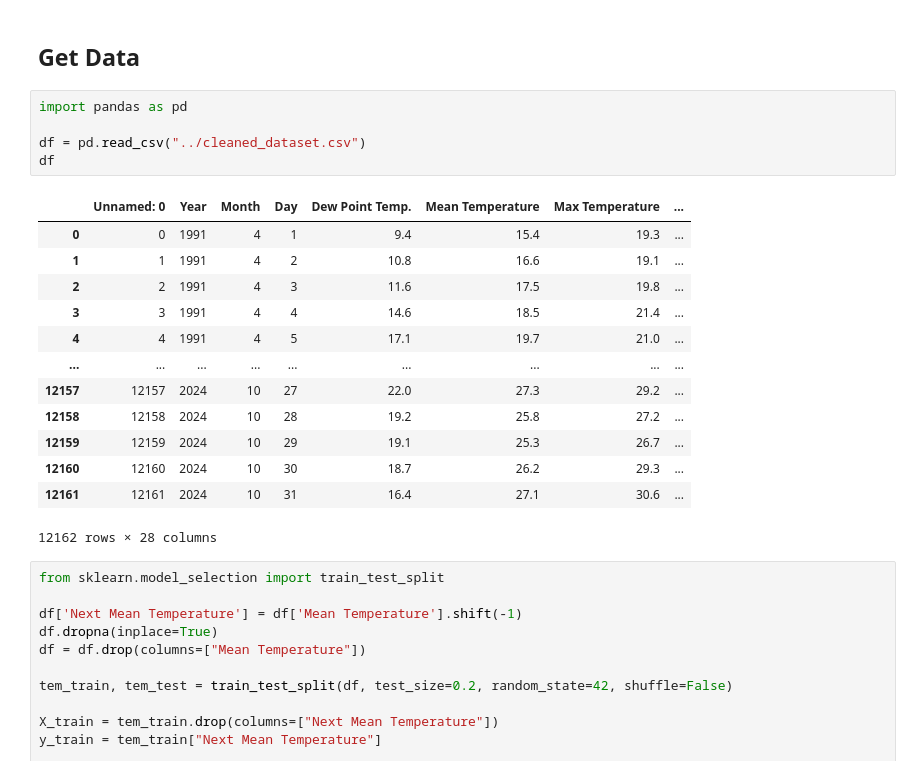
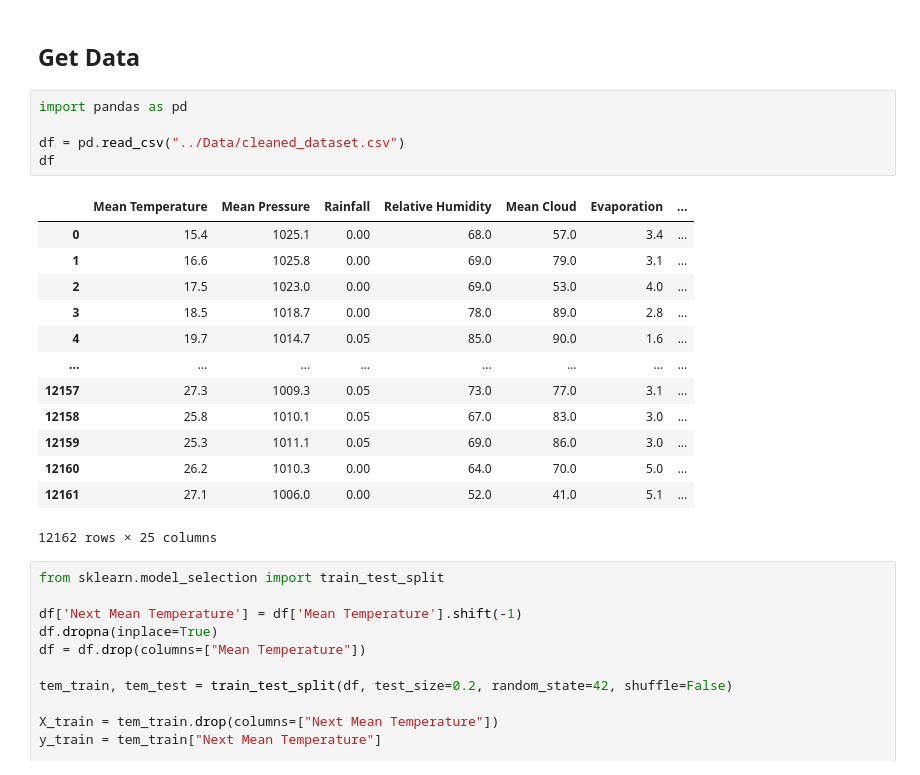
Before and after one commit to LCK1224/CDS_4001_Project_Group2, a Jupyter notebook: Linear_regression_model/model.ipynb, the cells around one changed output. Saved outputs shown, nothing was run; the diff lists cells and outputs as text.

```diff
--- a/Linear_regression_model/model.ipynb
+++ b/Linear_regression_model/model.ipynb
@@ -3,22 +3,22 @@
 # %%
 import pandas as pd
 
-df = pd.read_csv("../cleaned_dataset.csv")
+df = pd.read_csv("../Data/cleaned_dataset.csv")
 df
 # %% [output]
-|  | Unnamed: 0 | Year | Month | Day | Dew Point Temp. | Mean Temperature | Max Temperature | ... |
-| 0 | 0 | 1991 | 4 | 1 | 9.4 | 15.4 | 19.3 | ... |
-| 1 | 1 | 1991 | 4 | 2 | 10.8 | 16.6 | 19.1 | ... |
-| 2 | 2 | 1991 | 4 | 3 | 11.6 | 17.5 | 19.8 | ... |
-| 3 | 3 | 1991 | 4 | 4 | 14.6 | 18.5 | 21.4 | ... |
-| 4 | 4 | 1991 | 4 | 5 | 17.1 | 19.7 | 21.0 | ... |
-| ... | ... | ... | ... | ... | ... | ... | ... | ... |
-| 12157 | 12157 | 2024 | 10 | 27 | 22.0 | 27.3 | 29.2 | ... |
-| 12158 | 12158 | 2024 | 10 | 28 | 19.2 | 25.8 | 27.2 | ... |
-| 12159 | 12159 | 2024 | 10 | 29 | 19.1 | 25.3 | 26.7 | ... |
-| 12160 | 12160 | 2024 | 10 | 30 | 18.7 | 26.2 | 29.3 | ... |
-| 12161 | 12161 | 2024 | 10 | 31 | 16.4 | 27.1 | 30.6 | ... |
+|  | Mean Temperature | Mean Pressure | Rainfall | Relative Humidity | Mean Cloud | Evaporation | ... |
+| 0 | 15.4 | 1025.1 | 0.00 | 68.0 | 57.0 | 3.4 | ... |
+| 1 | 16.6 | 1025.8 | 0.00 | 69.0 | 79.0 | 3.1 | ... |
+| 2 | 17.5 | 1023.0 | 0.00 | 69.0 | 53.0 | 4.0 | ... |
+| 3 | 18.5 | 1018.7 | 0.00 | 78.0 | 89.0 | 2.8 | ... |
+| 4 | 19.7 | 1014.7 | 0.05 | 85.0 | 90.0 | 1.6 | ... |
+| ... | ... | ... | ... | ... | ... | ... | ... |
+| 12157 | 27.3 | 1009.3 | 0.05 | 73.0 | 77.0 | 3.1 | ... |
+| 12158 | 25.8 | 1010.1 | 0.05 | 67.0 | 83.0 | 3.0 | ... |
+| 12159 | 25.3 | 1011.1 | 0.05 | 69.0 | 86.0 | 3.0 | ... |
+| 12160 | 26.2 | 1010.3 | 0.00 | 64.0 | 70.0 | 5.0 | ... |
+| 12161 | 27.1 | 1006.0 | 0.00 | 52.0 | 41.0 | 5.1 | ... |
-12162 rows × 28 columns
+12162 rows × 25 columns
 # %%
 from sklearn.model_selection import train_test_split
 
```
Also changed, not shown: parts of 4 cells of this notebook, 6 other files.
